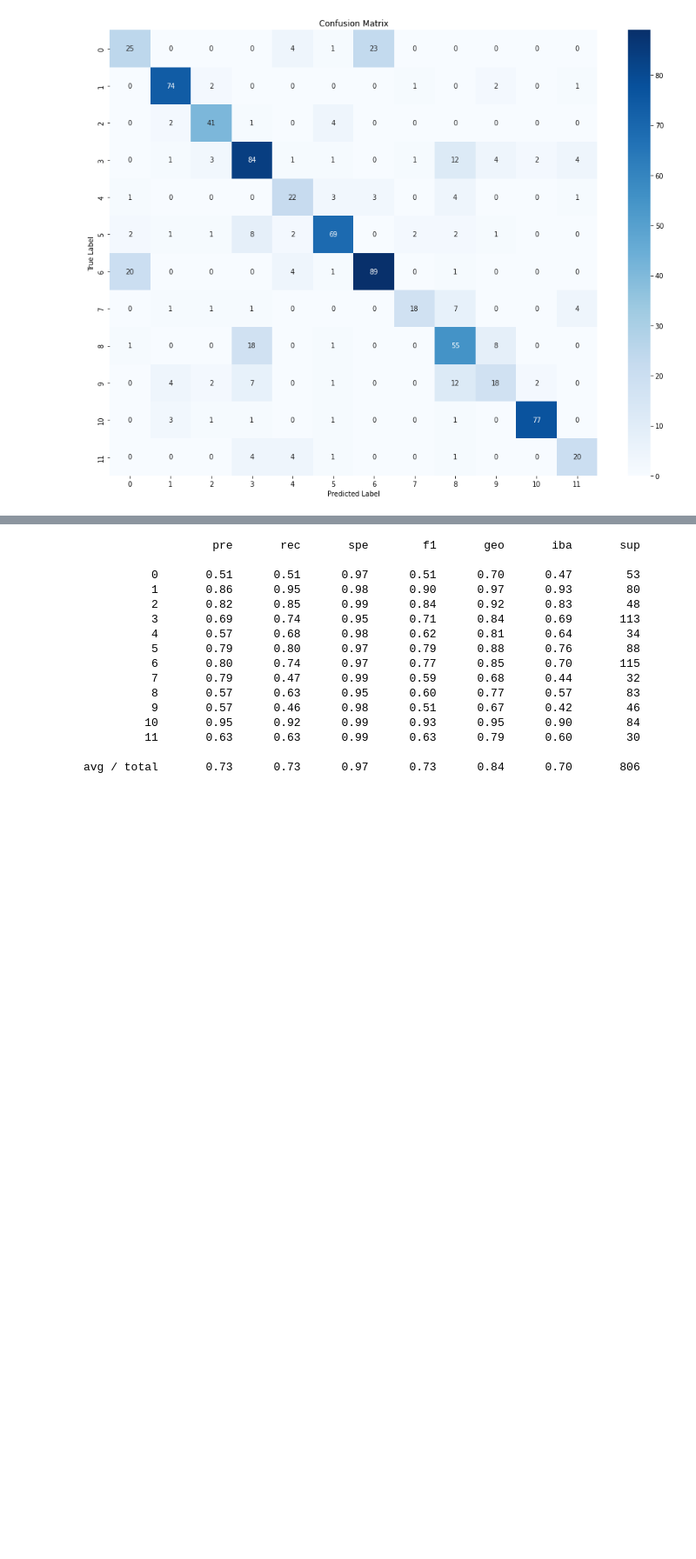
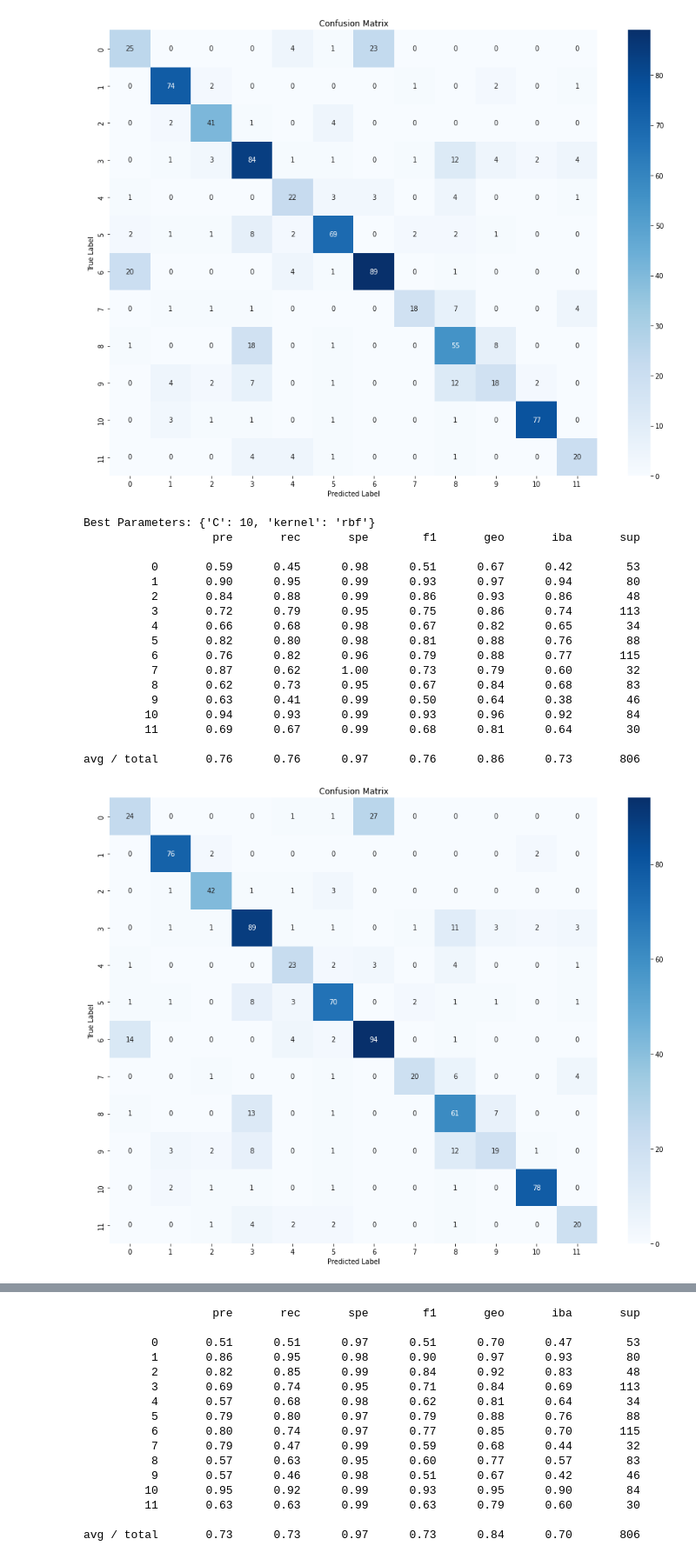
Before and after one commit to ShAn3003/FeatureEngeneer, a Jupyter notebook: src/featureengineer.ipynb, the cells around one changed output, grey strips where cells are left out. Shown at 87% size. Saved outputs shown, nothing was run; the diff lists cells and outputs as text; code cells hidden in the pictures; blank space fills up the shorter version.

```diff
--- a/src/data_preprocess.ipynb
+++ b/src/featureengineer.ipynb
@@ -1181,3 +1183,71 @@ plt.show()
 
 avg / total       0.74      0.73      0.97      0.73      0.84      0.70       806
 [figure]
+# %%
+'''
+Author: ShAn_3003
+Date: 2024-01-16 15:02:22
+LastEditTime: 2024-01-19 13:14:52
+LastEditors: ShAn_3003
+Description:
+FilePath: \FeatureEngeneer\src\data_preprocess.ipynb
+'''
+from sklearn.model_selection import GridSearchCV
+from sklearn.metrics import make_scorer, f1_score
+from sklearn.svm import SVC
+
+param_grid = {
+    'C': [0.1, 1, 10],             # Regularization parameter
+    'kernel': ['linear', 'rbf'],   # Kernel type
+    # 'gamma': ['scale', 'auto'],    # Kernel coefficient for 'rbf' and 'poly'
+    # 'degree': [2, 3, 4],            # Degree of the polynomial kernel
+}
+
+svccls =SVC( random_state=42)
+
+grid_search = GridSearchCV(
+    svccls,
+    param_grid,
+    cv=5,
+    scoring=make_scorer(f1_score, average='micro'),
+    n_jobs=-1
+)
+X_train,X_test,y_train,y_test = train_test_split(X_combined,y_combined,random_state=RANDOM_STATE,test_size=0.2,shuffle=True)
+pipeline = make_pipeline(SMOTE(random_state=42), StandardScaler(),grid_search)
+pipeline.fit(X_train, y_train)
+print("Best Parameters:", pipeline.named_steps["gridsearchcv"].best_params_)
+
+y_pred = pipeline.predict(X_test)
+y_pred = list(y_pred)
+y_test = [int(y) for y in y_test]
+
+print(classification_report_imbalanced(y_test, y_pred))
+
+
+conf_mat = confusion_matrix(y_test, y_pred)
+
+plt.figure(figsize=(16,12))
+sns.heatmap(conf_mat, annot=True, fmt='d', cmap='Blues', xticklabels=imagelabel, yticklabels=imagelabel)
+plt.xlabel('Predicted Label')
+plt.ylabel('True Label')
+plt.title('Confusion Matrix')
+plt.show()
+# %% [output]
+Best Parameters: {'C': 10, 'kernel': 'rbf'}
+                   pre       rec       spe        f1       geo       iba       sup
+
+          0       0.59      0.45      0.98      0.51      0.67      0.42        53
+          1       0.90      0.95      0.99      0.93      0.97      0.94        80
+          2       0.84      0.88      0.99      0.86      0.93      0.86        48
+          3       0.72      0.79      0.95      0.75      0.86      0.74       113
+          4       0.66      0.68      0.98      0.67      0.82      0.65        34
+          5       0.82      0.80      0.98      0.81      0.88      0.76        88
+          6       0.76      0.82      0.96      0.79      0.88      0.77       115
+          7       0.87      0.62      1.00      0.73      0.79      0.60        32
+          8       0.62      0.73      0.95      0.67      0.84      0.68        83
+          9       0.63      0.41      0.99      0.50      0.64      0.38        46
+         10       0.94      0.93      0.99      0.93      0.96      0.92        84
+         11       0.69      0.67      0.99      0.68      0.81      0.64        30
+
+avg / total       0.76      0.76      0.97      0.76      0.86      0.73       806
+[figure, added]
```
Also changed, not shown: parts of 15 cells of this notebook, 1 other file.
